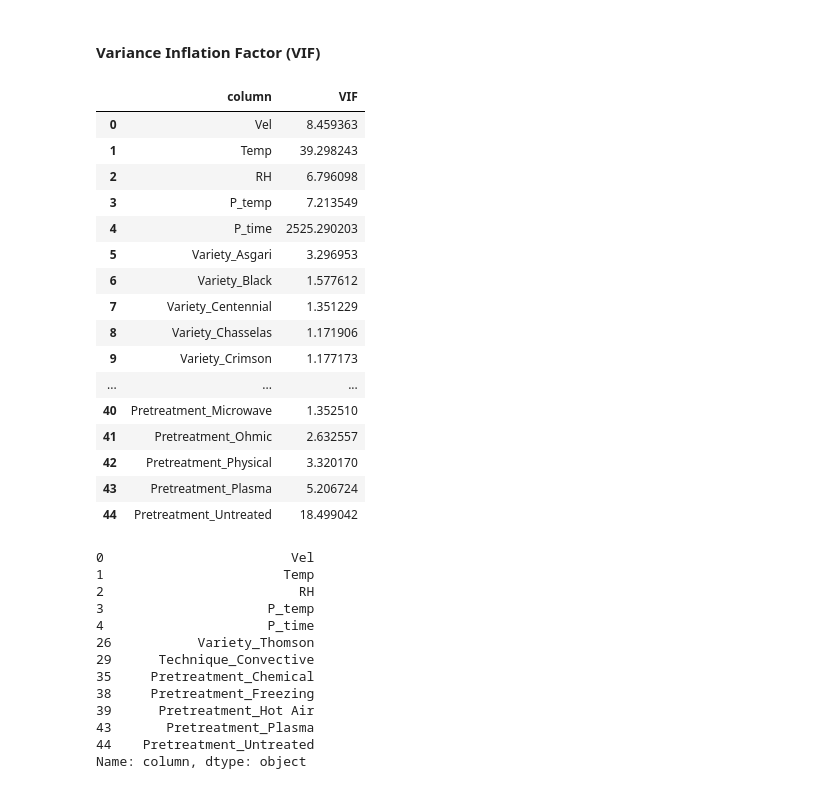
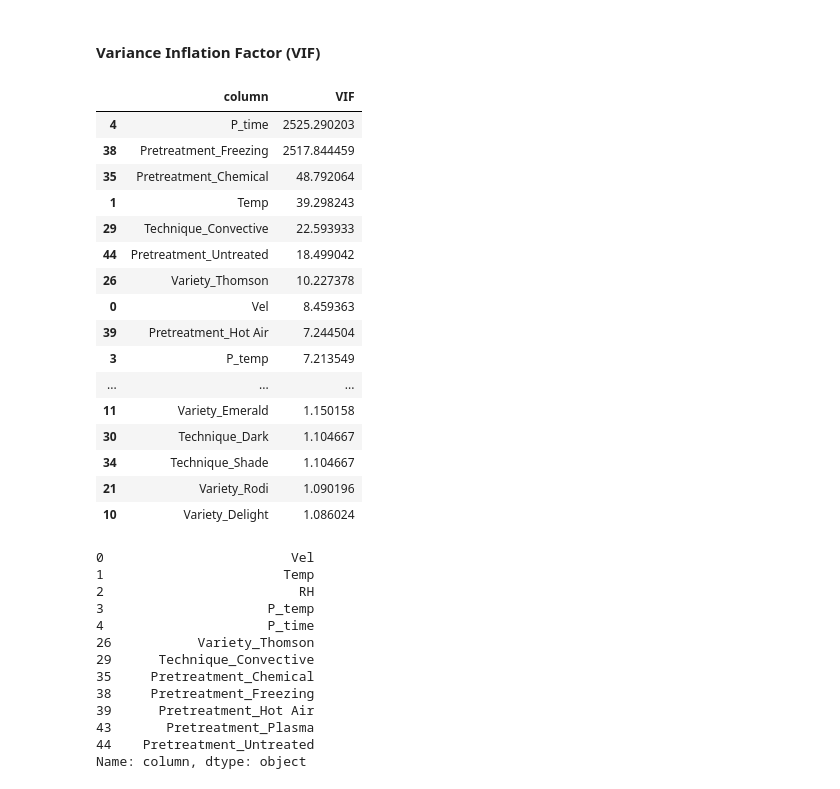
Before and after one commit to ameyak2310/Regressor_ProcessTimePredictor, a Jupyter notebook: calc_pTime_MLROLS.ipynb, the cells around one changed output. Cells and saved outputs as stored; diff of their text form; code cells hidden in the pictures.

```diff
--- a/calc_pTime_MLROLS.ipynb
+++ b/calc_pTime_MLROLS.ipynb
@@ -150,25 +160,25 @@ def get_vif(X):
     return vif_factors
 # %%
 vif_factors = get_vif(X[X_features])
-vif_factors
+vif_factors.sort_values(by=['VIF'], ascending=False)
 # %% [output]
 |  | column | VIF |
+| 4 | P_time | 2525.290203 |
+| 38 | Pretreatment_Freezing | 2517.844459 |
+| 35 | Pretreatment_Chemical | 48.792064 |
+| 1 | Temp | 39.298243 |
+| 29 | Technique_Convective | 22.593933 |
+| 44 | Pretreatment_Untreated | 18.499042 |
+| 26 | Variety_Thomson | 10.227378 |
 | 0 | Vel | 8.459363 |
-| 1 | Temp | 39.298243 |
-| 2 | RH | 6.796098 |
+| 39 | Pretreatment_Hot Air | 7.244504 |
 | 3 | P_temp | 7.213549 |
-| 4 | P_time | 2525.290203 |
-| 5 | Variety_Asgari | 3.296953 |
-| 6 | Variety_Black | 1.577612 |
-| 7 | Variety_Centennial | 1.351229 |
-| 8 | Variety_Chasselas | 1.171906 |
-| 9 | Variety_Crimson | 1.177173 |
 | ... | ... | ... |
-| 40 | Pretreatment_Microwave | 1.352510 |
-| 41 | Pretreatment_Ohmic | 2.632557 |
-| 42 | Pretreatment_Physical | 3.320170 |
-| 43 | Pretreatment_Plasma | 5.206724 |
-| 44 | Pretreatment_Untreated | 18.499042 |
+| 11 | Variety_Emerald | 1.150158 |
+| 30 | Technique_Dark | 1.104667 |
+| 34 | Technique_Shade | 1.104667 |
+| 21 | Variety_Rodi | 1.090196 |
+| 10 | Variety_Delight | 1.086024 |
 # %%
 columnns_with_large_vif = vif_factors[vif_factors.VIF > 4].column
 columnns_with_large_vif
```
Also changed, not shown: parts of 11 cells of this notebook, 1 other file.
